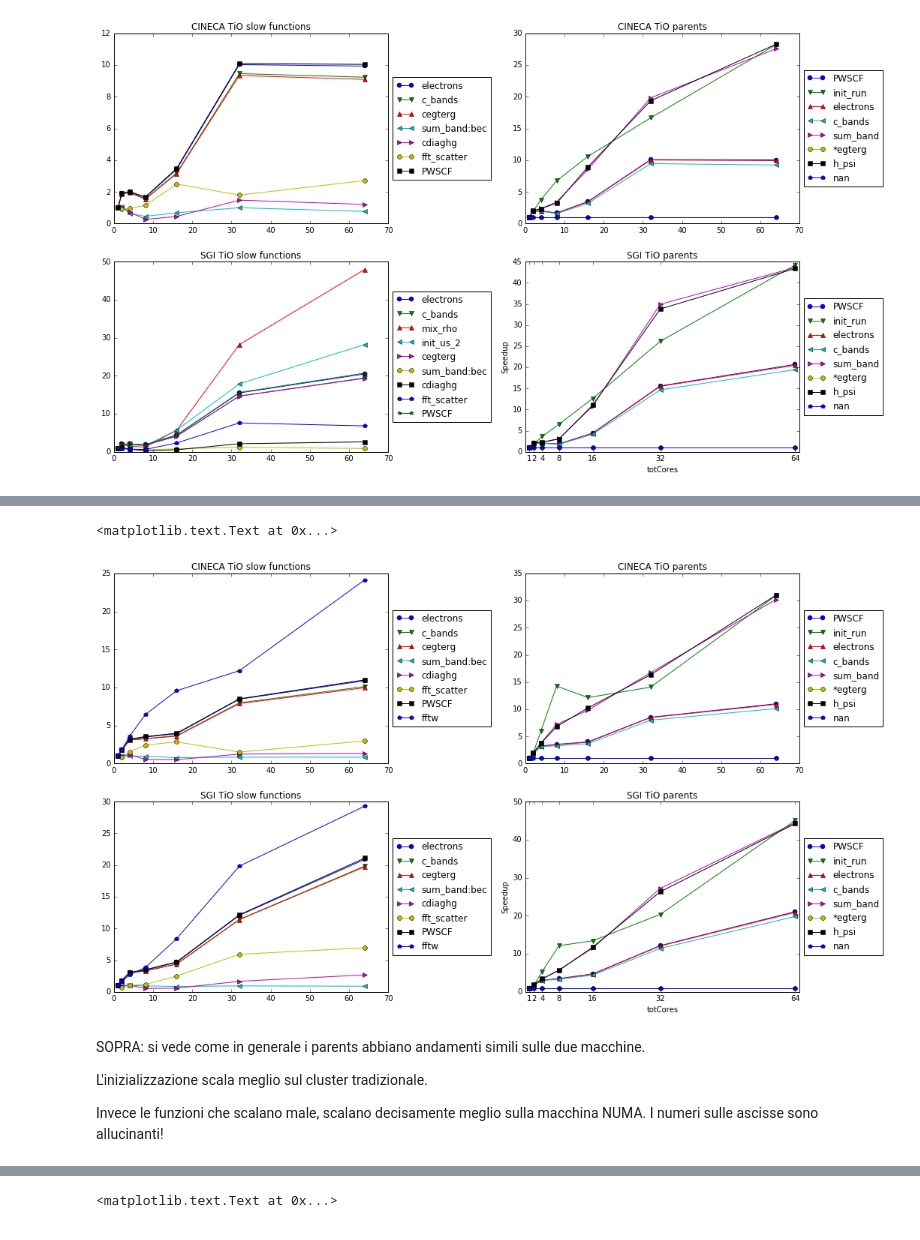
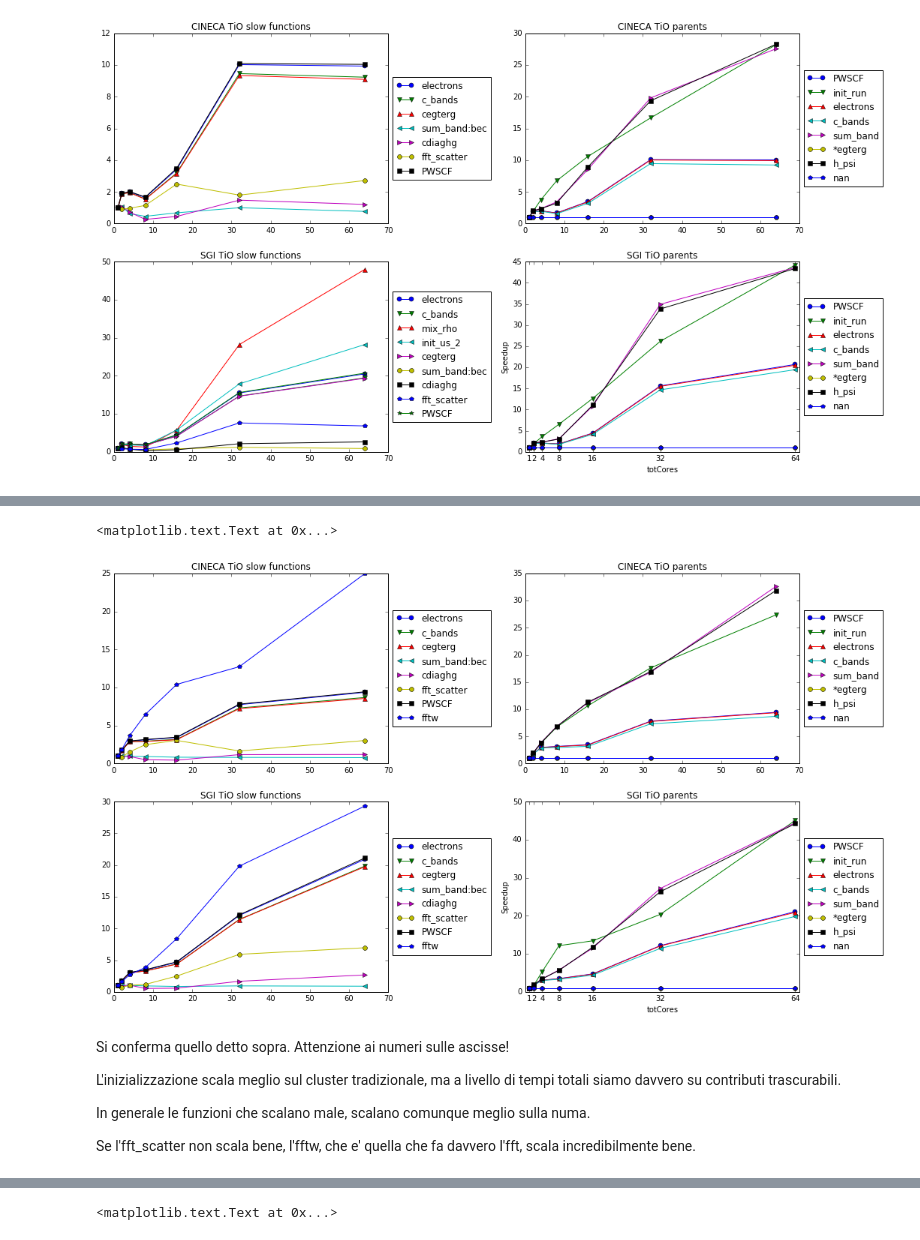
Before and after one commit to gioruffa/qetools, a Jupyter notebook: plotter.ipynb, the cells around one changed output, grey strips where cells are left out. Cells and saved outputs as stored; diff of their text form; code cells hidden in the pictures.

```diff
--- a/plotter.ipynb
+++ b/plotter.ipynb
@@ -454,40 +579,32 @@ axes[1,1].set_title("SGI TiO parents")
 # %%
-#
-#Come sopra ma rescaled
-#
-
 fig , axes = plt.subplots(2,2)
-
 fig.set_size_inches(18,10)
 
 slowFunctionsToPlot = cinTioExp.slowFunctions()
 parentsToPlot = cinTioExp.getParentsToPlot()
 
 slowFunctionsToPlot += ['fftw']
 
-
-
-
-
-cinTioExpRescaled.plotFunction(functions=slowFunctionsToPlot,speedup=True,figure=fig,axes=axes[0,0])
-cinTioExpRescaled.plotFunction(functions=parentsToPlot,speedup=True,figure=fig,axes=axes[0,1])
-
-
+cinTioF.plotFunction(functions=slowFunctionsToPlot,speedup=True,figure=fig,axes=axes[0,0])
+cinTioF.plotFunction(functions=parentsToPlot,speedup=True,figure=fig,axes=axes[0,1])
 
 tioSgiRescaled.plotFunction(functions= slowFunctionsToPlot,speedup=True,figure=fig,axes=axes[1,0])
 tioSgiRescaled.plotFunction(functions=parentsToPlot,speedup=True,figure=fig,axes=axes[1,1])
 
 axes[0,0].set_title("CINECA TiO slow functions")
 axes[0,1].set_title("CINECA TiO parents")
 
 axes[1,0].set_title("SGI TiO slow functions")
 axes[1,1].set_title("SGI TiO parents")
 # %% [output]
 <matplotlib.text.Text at 0x...>
-[figure, old version]
+[figure, new version]
-# %% [markdown]
-SOPRA: si vede come in generale i parents abbiano andamenti simili sulle due macchine.
-
-L'inizializzazione scala meglio sul cluster tradizionale.
-
-Invece le funzioni che scalano male, scalano decisamente meglio sulla macchina NUMA. I numeri sulle ascisse sono allucinanti!
+# %% [markdown]
+Si conferma quello detto sopra.
+Attenzione ai numeri sulle ascisse!
+
+L'inizializzazione scala meglio sul cluster tradizionale, ma a livello di tempi totali siamo davvero su contributi trascurabili.
+
+In generale le funzioni che scalano male, scalano comunque meglio sulla numa.
+
+Se l'fft_scatter non scala bene, l'fftw, che e' quella che fa davvero l'fft, scala incredibilmente bene.
```
Also changed, not shown: parts of 52 cells of this notebook, 2 other files.
